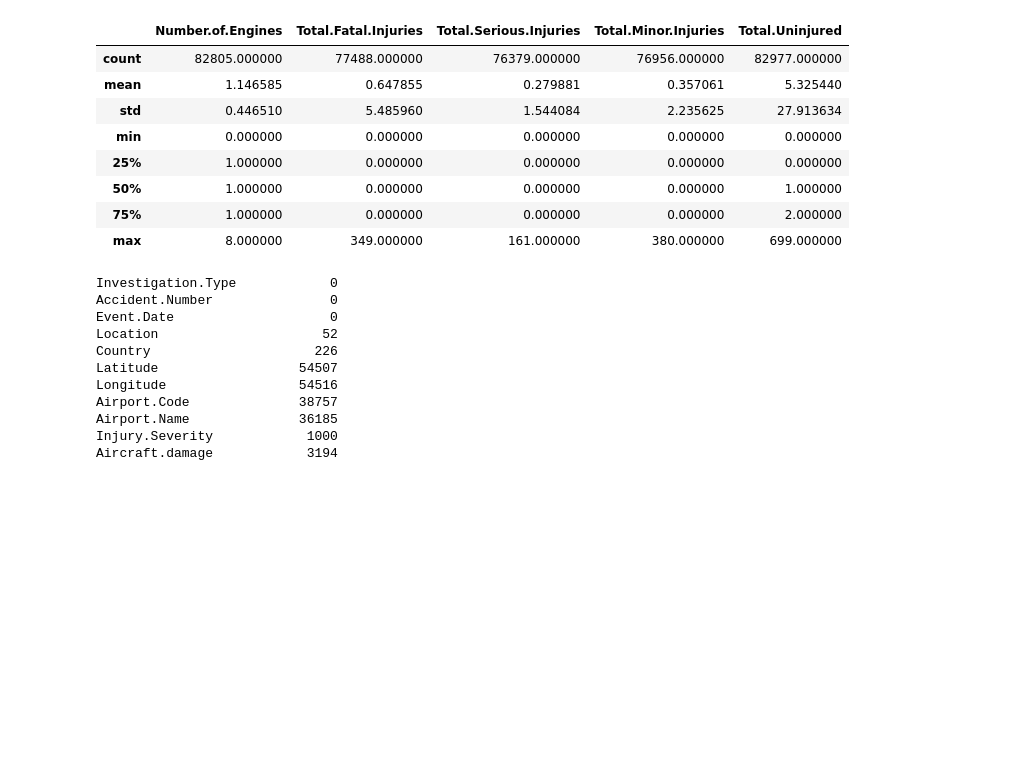
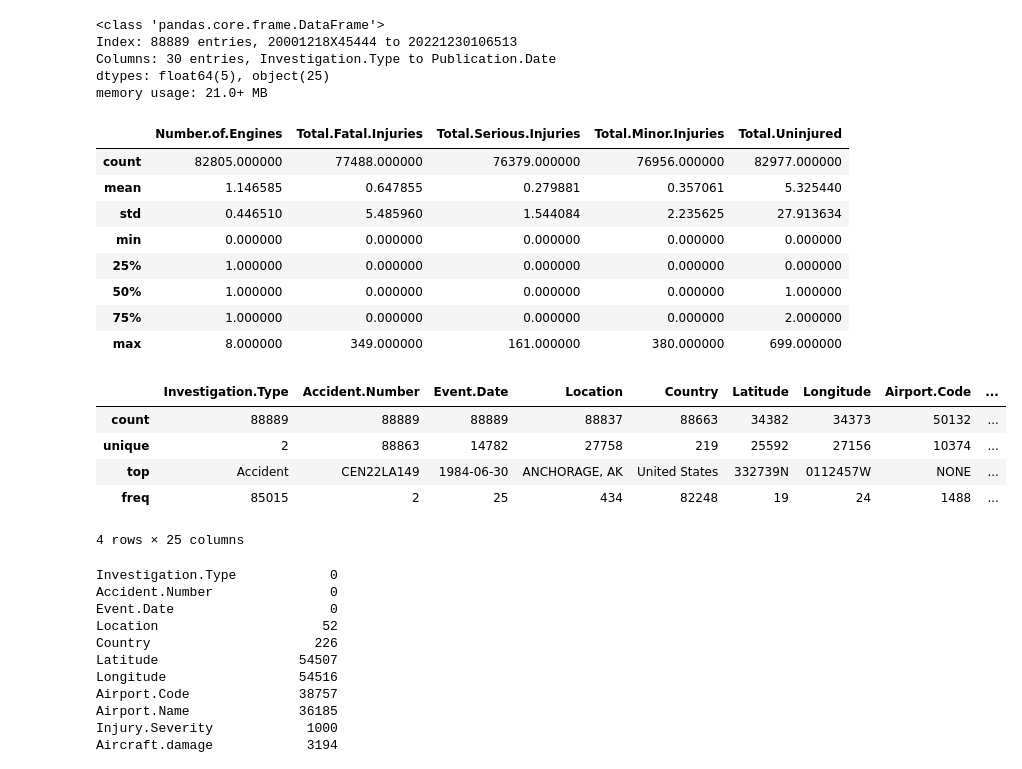
Before and after one commit to StacyMogeni/phase1_project, a Jupyter notebook: Untitled.ipynb, the cells around one changed output. Cells and saved outputs as stored; diff of their text form; code cells hidden in the pictures; blank space fills up the shorter version.

Commit message:
Completed data cleaning for analysis

```diff
--- a/Untitled.ipynb
+++ b/Untitled.ipynb
@@ -63,16 +64,35 @@ memory usage: 21.0+ MB
+# %%
+#Check a simplified version of the dataset information
+df.info(verbose=False)
+# %% [output]
+<class 'pandas.core.frame.DataFrame'>
+Index: 88889 entries, 20001218X45444 to 20221230106513
+Columns: 30 entries, Investigation.Type to Publication.Date
+dtypes: float64(5), object(25)
+memory usage: 21.0+ MB
+# %%
+#Check the summary statistics of the numerical columns
+df.describe()
+# %% [output]
+|  | Number.of.Engines | Total.Fatal.Injuries | Total.Serious.Injuries | Total.Minor.Injuries | Total.Uninjured |
+| count | 82805.000000 | 77488.000000 | 76379.000000 | 76956.000000 | 82977.000000 |
+| mean | 1.146585 | 0.647855 | 0.279881 | 0.357061 | 5.325440 |
+| std | 0.446510 | 5.485960 | 1.544084 | 2.235625 | 27.913634 |
+| min | 0.000000 | 0.000000 | 0.000000 | 0.000000 | 0.000000 |
+| 25% | 1.000000 | 0.000000 | 0.000000 | 0.000000 | 0.000000 |
+| 50% | 1.000000 | 0.000000 | 0.000000 | 0.000000 | 1.000000 |
+| 75% | 1.000000 | 0.000000 | 0.000000 | 0.000000 | 2.000000 |
+| max | 8.000000 | 349.000000 | 161.000000 | 380.000000 | 699.000000 |
 # %%
-#
-df.describe()
+#Describe the categorical columns
+df.describe(include="O")
 # %% [output]
-|  | Number.of.Engines | Total.Fatal.Injuries | Total.Serious.Injuries | Total.Minor.Injuries | Total.Uninjured |
-| count | 82805.000000 | 77488.000000 | 76379.000000 | 76956.000000 | 82977.000000 |
-| mean | 1.146585 | 0.647855 | 0.279881 | 0.357061 | 5.325440 |
-| std | 0.446510 | 5.485960 | 1.544084 | 2.235625 | 27.913634 |
-| min | 0.000000 | 0.000000 | 0.000000 | 0.000000 | 0.000000 |
-| 25% | 1.000000 | 0.000000 | 0.000000 | 0.000000 | 0.000000 |
-| 50% | 1.000000 | 0.000000 | 0.000000 | 0.000000 | 1.000000 |
-| 75% | 1.000000 | 0.000000 | 0.000000 | 0.000000 | 2.000000 |
-| max | 8.000000 | 349.000000 | 161.000000 | 380.000000 | 699.000000 |
+|  | Investigation.Type | Accident.Number | Event.Date | Location | Country | Latitude | Longitude | Airport.Code | ... |
+| count | 88889 | 88889 | 88889 | 88837 | 88663 | 34382 | 34373 | 50132 | ... |
+| unique | 2 | 88863 | 14782 | 27758 | 219 | 25592 | 27156 | 10374 | ... |
+| top | Accident | CEN22LA149 | 1984-06-30 | ANCHORAGE, AK | United States | 332739N | 0112457W | NONE | ... |
+| freq | 85015 | 2 | 25 | 434 | 82248 | 19 | 24 | 1488 | ... |
+4 rows × 25 columns
 # %%
 #Checking for null values
 df.isna().sum()
```
Also changed, not shown: parts of 46 cells of this notebook.
